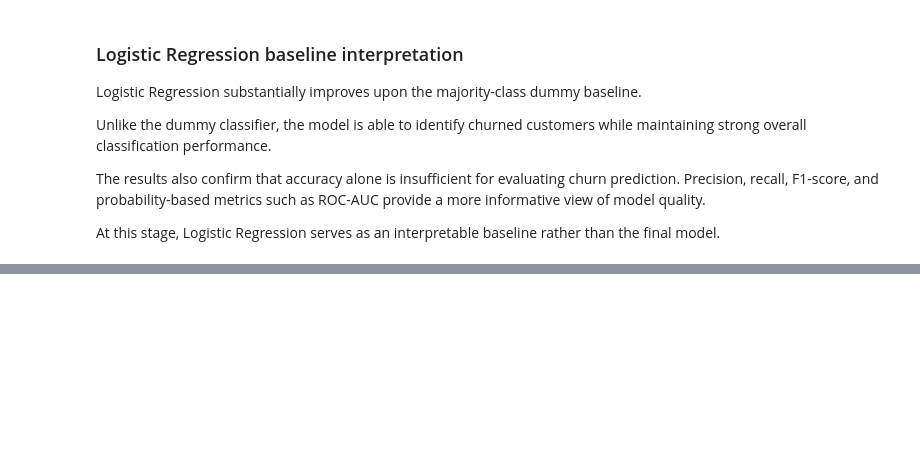
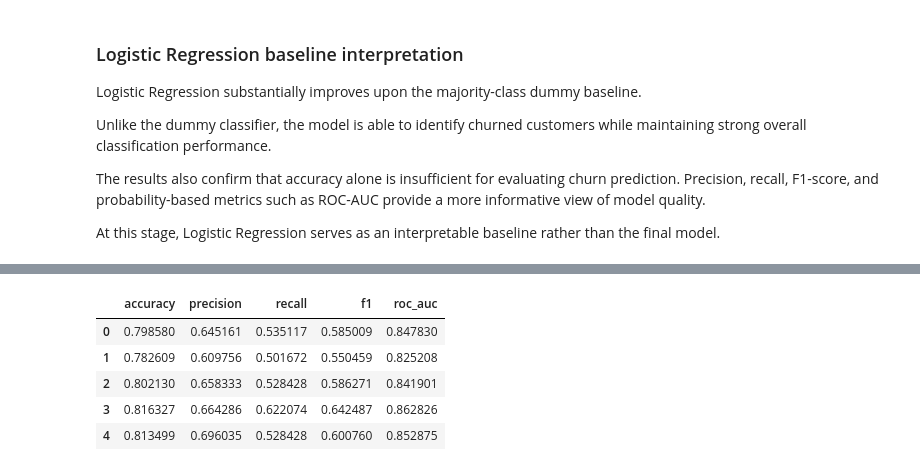
Before and after one commit to Pabloricoc/customer-churn-ml, a Jupyter notebook: notebooks/03_preprocessing_baseline.ipynb, the cells around one changed output, grey strips where cells are left out. Drawn from its saved outputs; the diff is of its cells as text; code cells hidden in the pictures; blank space fills up the shorter version.

Commit message:
feat(eval): add stratified cross-validation

```diff
--- a/notebooks/03_preprocessing_baseline.ipynb
+++ b/notebooks/03_preprocessing_baseline.ipynb
@@ -323,0 +335,52 @@ At this stage, Logistic Regression serves as an interpretable baseline rather th
+# %%
+cv = StratifiedKFold(
+    n_splits=5,
+    shuffle=True,
+    random_state=42
+)
+# %%
+scoring = {
+    "accuracy": "accuracy",
+    "precision": make_scorer(
+        precision_score,
+        pos_label="Yes",
+        zero_division=0
+    ),
+    "recall": make_scorer(
+        recall_score,
+        pos_label="Yes",
+        zero_division=0
+    ),
+    "f1": make_scorer(
+        f1_score,
+        pos_label="Yes",
+        zero_division=0
+    ),
+    "roc_auc": "roc_auc"
+}
+# %%
+cv_results = cross_validate(
+    logistic_model,
+    X_train,
+    y_train,
+    cv=cv,
+    scoring=scoring,
+    n_jobs=-1
+)
+# %%
+cv_fold_results = pd.DataFrame({
+    "accuracy": cv_results["test_accuracy"],
+    "precision": cv_results["test_precision"],
+    "recall": cv_results["test_recall"],
+    "f1": cv_results["test_f1"],
+    "roc_auc": cv_results["test_roc_auc"]
+})
+
+cv_fold_results
+# %% [output]
+|  | accuracy | precision | recall | f1 | roc_auc |
+| 0 | 0.798580 | 0.645161 | 0.535117 | 0.585009 | 0.847830 |
+| 1 | 0.782609 | 0.609756 | 0.501672 | 0.550459 | 0.825208 |
+| 2 | 0.802130 | 0.658333 | 0.528428 | 0.586271 | 0.841901 |
+| 3 | 0.816327 | 0.664286 | 0.622074 | 0.642487 | 0.862826 |
+| 4 | 0.813499 | 0.696035 | 0.528428 | 0.600760 | 0.852875 |
```
Also changed, not shown: parts of 4 cells of this notebook.
